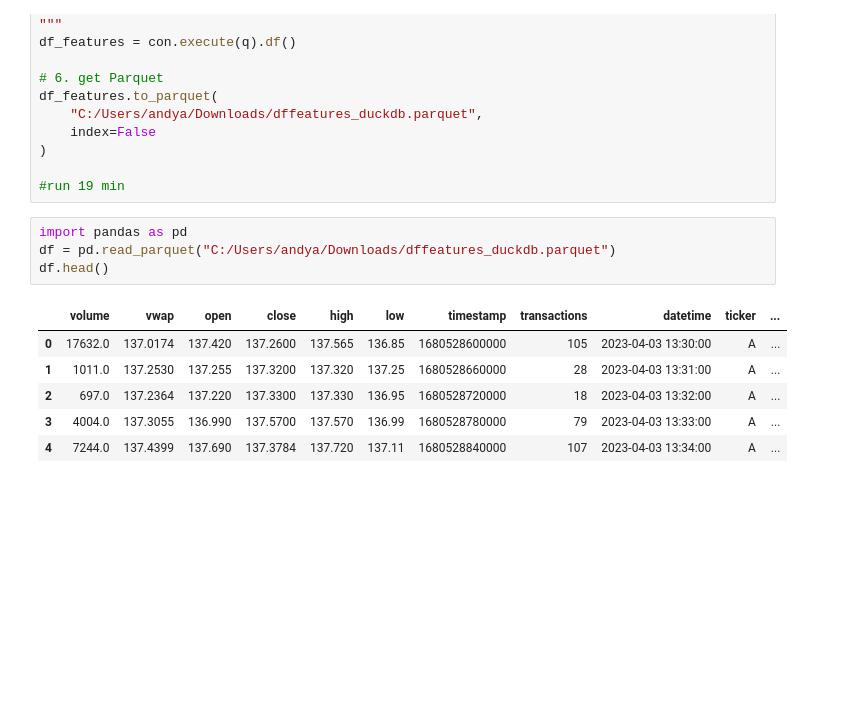
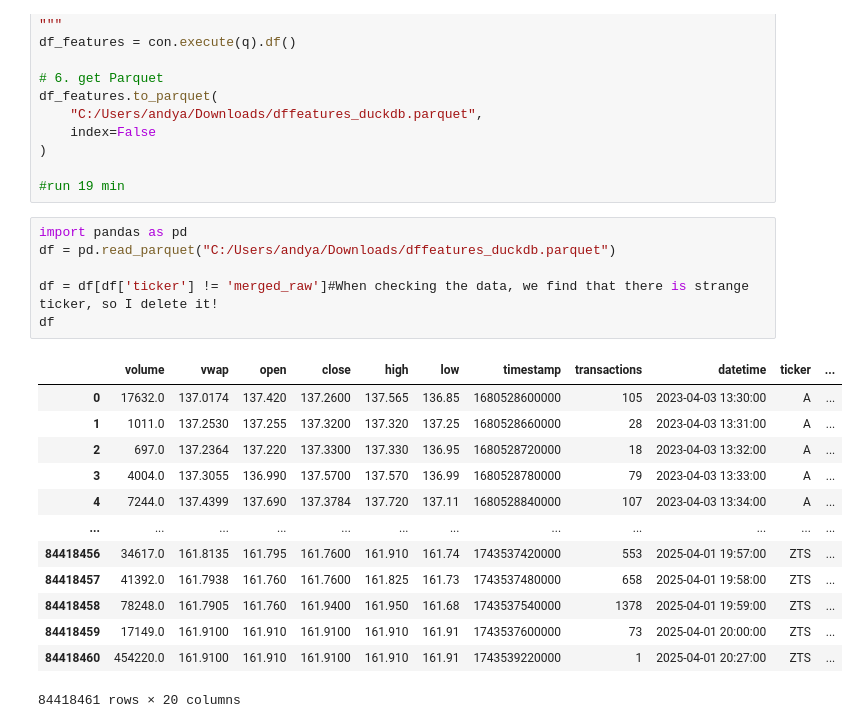
Before and after one commit to lucasking0109/MF-810-Final-Project, a Jupyter notebook: adv spark sql.ipynb, the cells around one changed output. Saved outputs shown, nothing was run; the diff lists cells and outputs as text; blank space fills up the shorter version.

```diff
--- a/adv spark sql.ipynb
+++ b/adv spark sql.ipynb
@@ -145,11 +145,20 @@ df_features.to_parquet(
 # %%
 import pandas as pd
 df = pd.read_parquet("C:/Users/andya/Downloads/dffeatures_duckdb.parquet")
-df.head()
+
+df = df[df['ticker'] != 'merged_raw']#When checking the data, we find that there is strange ticker, so I delete it!
+df
 # %% [output]
 |  | volume | vwap | open | close | high | low | timestamp | transactions | datetime | ticker | ... |
 | 0 | 17632.0 | 137.0174 | 137.420 | 137.2600 | 137.565 | 136.85 | 1680528600000 | 105 | 2023-04-03 13:30:00 | A | ... |
 | 1 | 1011.0 | 137.2530 | 137.255 | 137.3200 | 137.320 | 137.25 | 1680528660000 | 28 | 2023-04-03 13:31:00 | A | ... |
 | 2 | 697.0 | 137.2364 | 137.220 | 137.3300 | 137.330 | 136.95 | 1680528720000 | 18 | 2023-04-03 13:32:00 | A | ... |
 | 3 | 4004.0 | 137.3055 | 136.990 | 137.5700 | 137.570 | 136.99 | 1680528780000 | 79 | 2023-04-03 13:33:00 | A | ... |
 | 4 | 7244.0 | 137.4399 | 137.690 | 137.3784 | 137.720 | 137.11 | 1680528840000 | 107 | 2023-04-03 13:34:00 | A | ... |
+| ... | ... | ... | ... | ... | ... | ... | ... | ... | ... | ... | ... |
+| 84418456 | 34617.0 | 161.8135 | 161.795 | 161.7600 | 161.910 | 161.74 | 1743537420000 | 553 | 2025-04-01 19:57:00 | ZTS | ... |
+| 84418457 | 41392.0 | 161.7938 | 161.760 | 161.7600 | 161.825 | 161.73 | 1743537480000 | 658 | 2025-04-01 19:58:00 | ZTS | ... |
+| 84418458 | 78248.0 | 161.7905 | 161.760 | 161.9400 | 161.950 | 161.68 | 1743537540000 | 1378 | 2025-04-01 19:59:00 | ZTS | ... |
+| 84418459 | 17149.0 | 161.9100 | 161.910 | 161.9100 | 161.910 | 161.91 | 1743537600000 | 73 | 2025-04-01 20:00:00 | ZTS | ... |
+| 84418460 | 454220.0 | 161.9100 | 161.910 | 161.9100 | 161.910 | 161.91 | 1743539220000 | 1 | 2025-04-01 20:27:00 | ZTS | ... |
+84418461 rows × 20 columns
```
Also changed, not shown: parts of 16 cells of this notebook.
